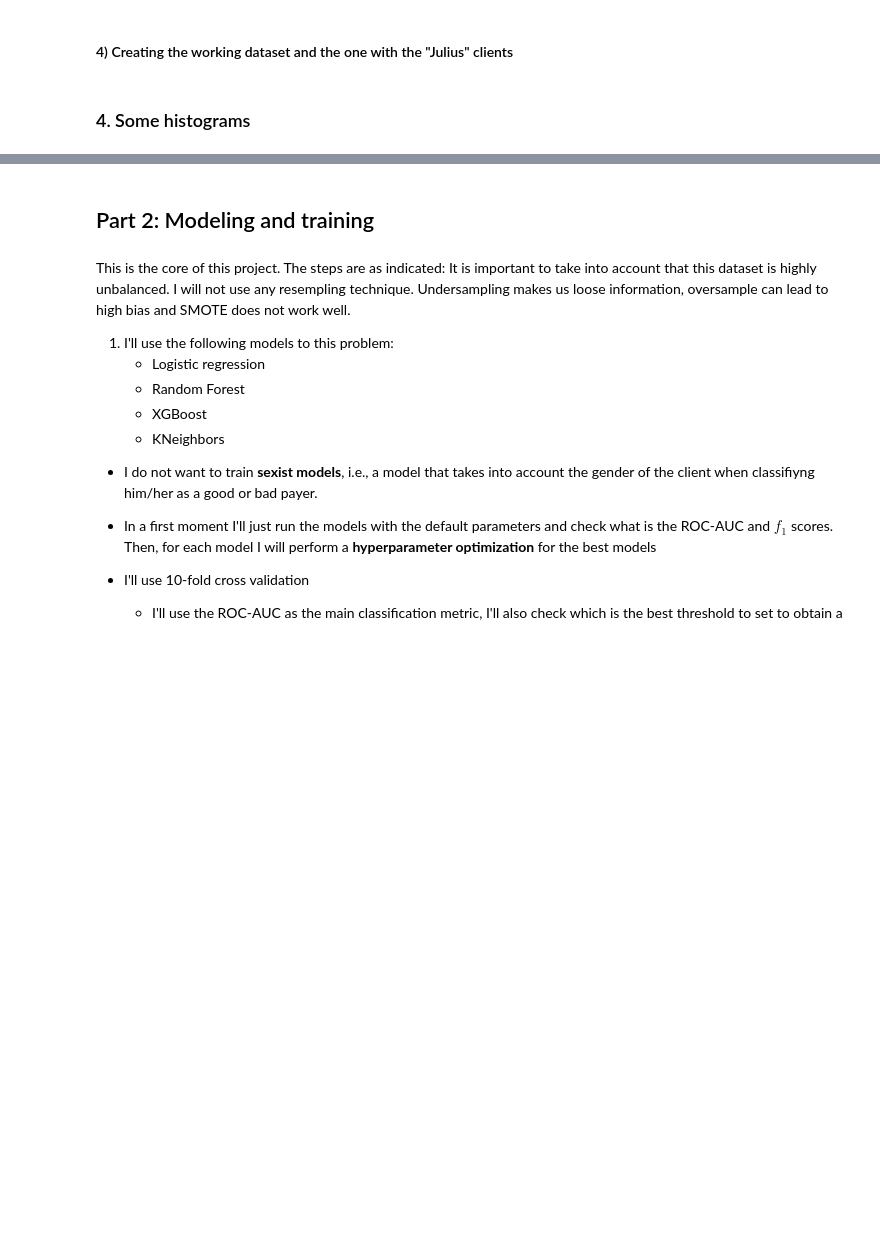
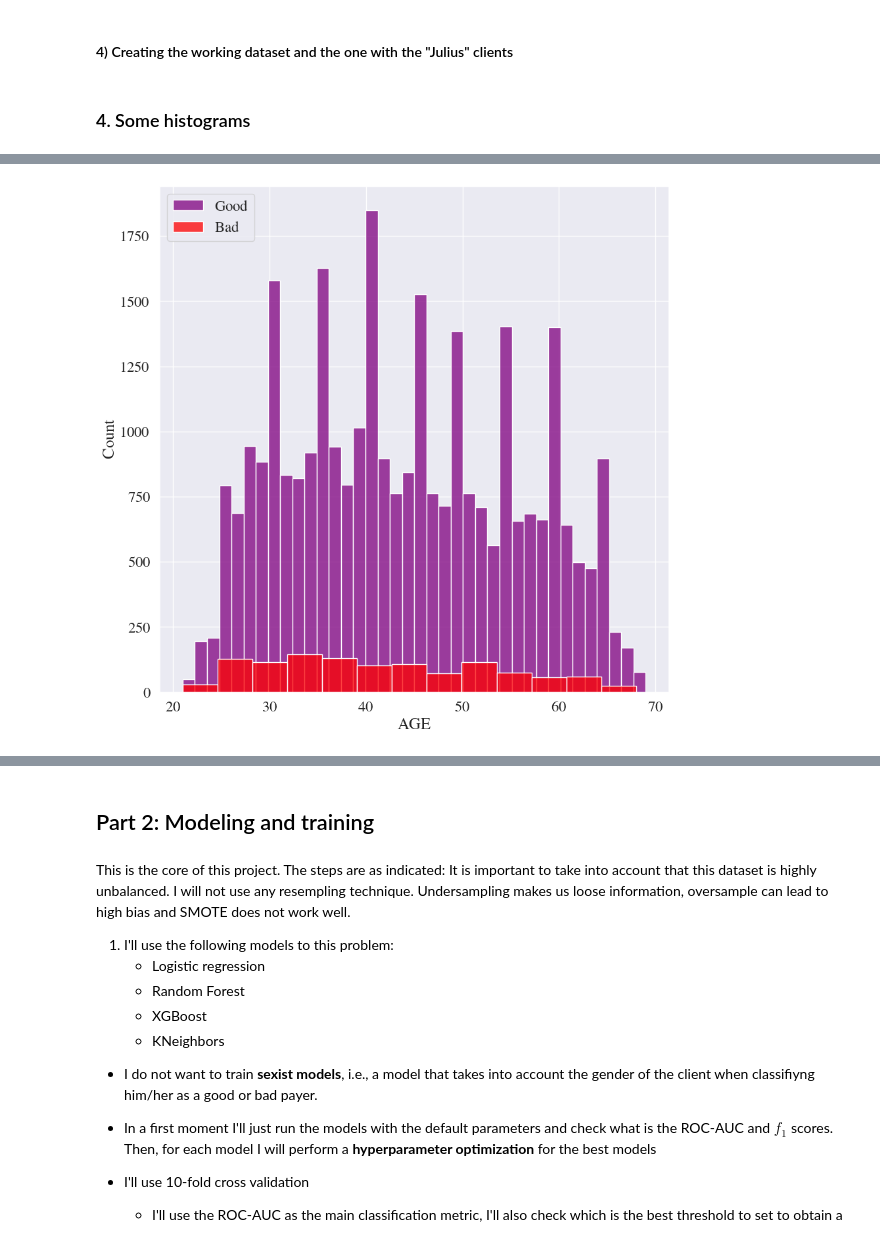
Before and after one commit to BrunoOGoes/DSPortifolio, a Jupyter notebook: P1-Credit card risk analysis/P1-Credit-card-risk-analysis.ipynb, the cells around one changed output, grey strips where cells are left out. Saved outputs shown, nothing was run; the diff lists cells and outputs as text; code cells hidden in the pictures; blank space fills up the shorter version.

```diff
--- a/P1-Credit card risk analysis/P1-Credit-card-risk-analysis.ipynb
+++ b/P1-Credit card risk analysis/P1-Credit-card-risk-analysis.ipynb
@@ -745,0 +808,4 @@ df_juli = df_merged[df_merged['CLIENT_CLASSIFICATION'] == -1] #juli for Julius
+# %%
+plot_feature_distribution('AGE', figure_size = (10,10), plt_name='Age_distribution.pdf')
+# %% [output]
+[figure, added]
```
Also changed, not shown: parts of 66 cells of this notebook, 7 other files.
